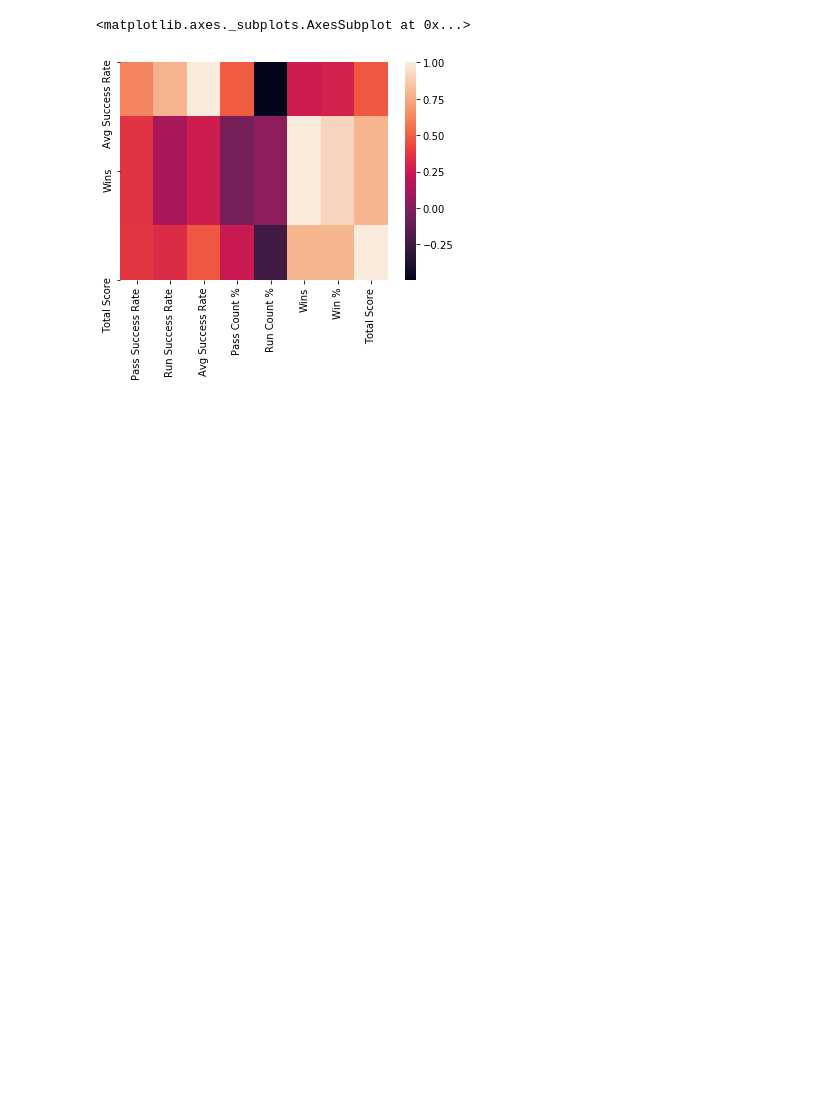
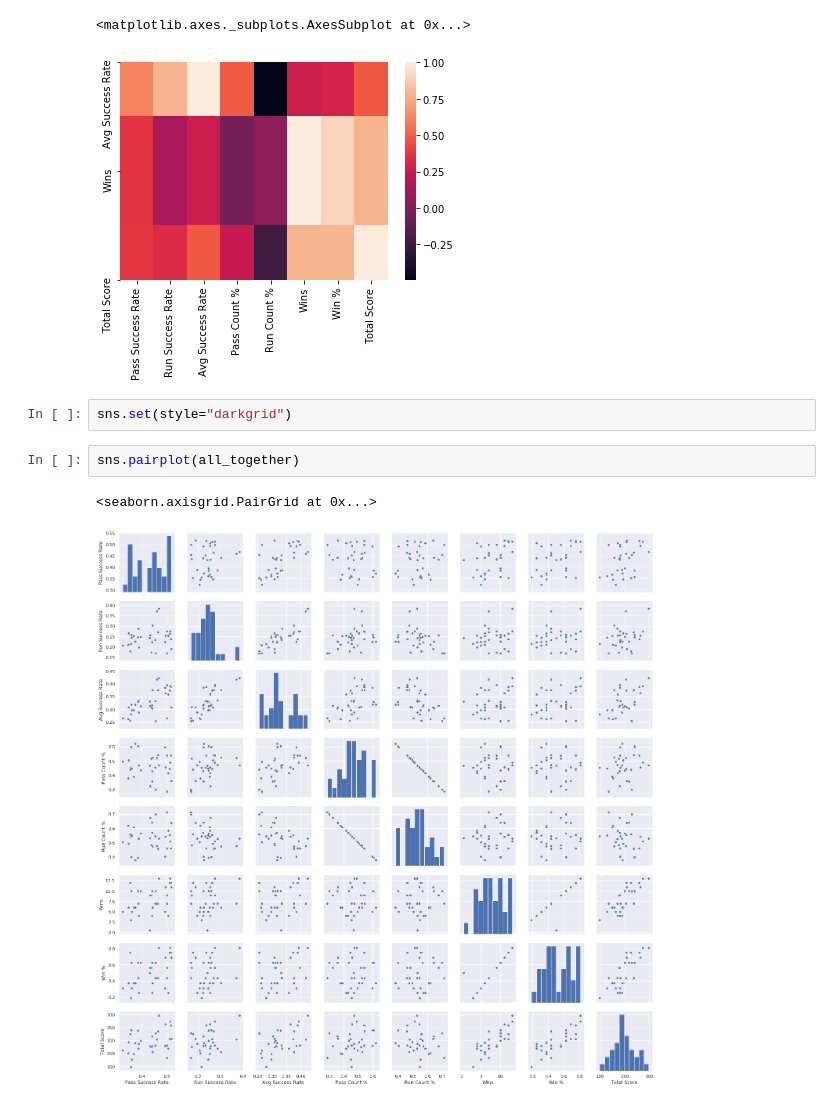
Before and after one commit to jeichorn/project-nfl, a Jupyter notebook: first_down_success.ipynb, the cells around one changed output. Cells and saved outputs as stored; diff of their text form; blank space fills up the shorter version.

```diff
--- a/first_down_success.ipynb
+++ b/first_down_success.ipynb
@@ -224,3 +226,10 @@ sns.heatmap(corr)
 # %% [output]
 <matplotlib.axes._subplots.AxesSubplot at 0x...>
 [figure]
+# %%
+sns.set(style="darkgrid")
+# %%
+sns.pairplot(all_together)
+# %% [output]
+<seaborn.axisgrid.PairGrid at 0x...>
+[figure, added]
```
Also changed, not shown: parts of 10 cells of this notebook.
